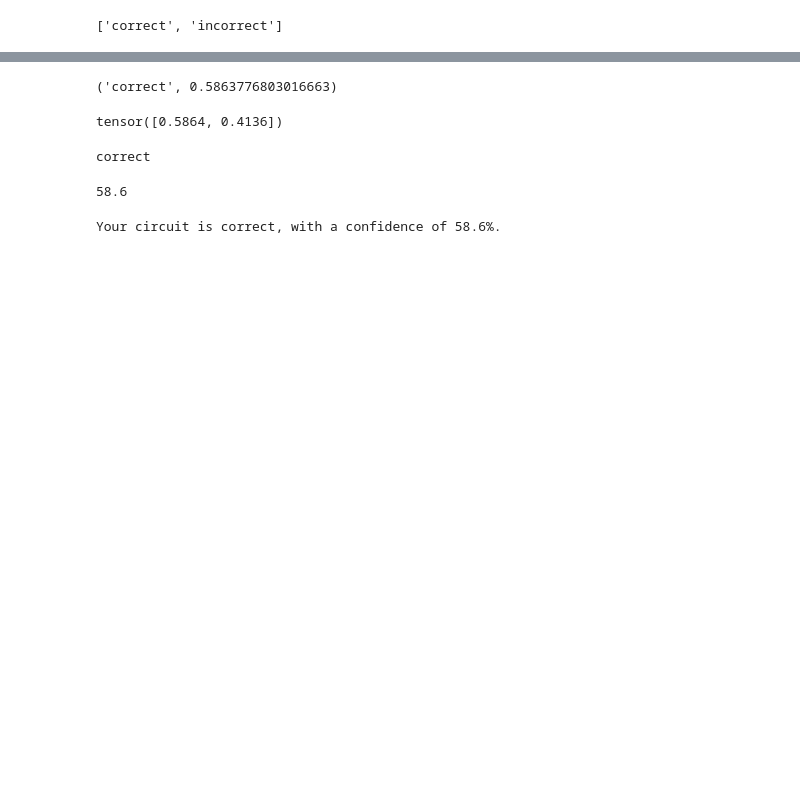
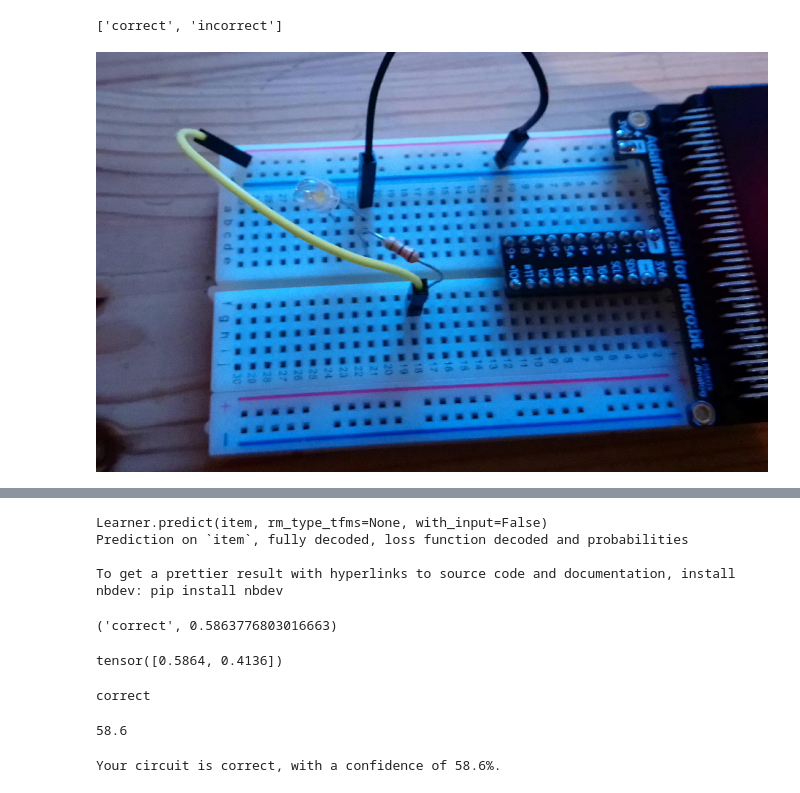
Before and after one commit to Ben-Karr/RoboML, a Jupyter notebook: Test_Env.ipynb, the cells around one changed output, grey strips where cells are left out. Saved outputs shown, nothing was run; the diff lists cells and outputs as text; code cells hidden in the pictures; blank space fills up the shorter version.

```diff
--- a/Test_Env.ipynb
+++ b/Test_Env.ipynb
@@ -73,6 +10,13 @@ classes = learn.dls.vocab
 print(classes)
 # %% [output]
 ['correct', 'incorrect']
+# %%
+fn = 'GatherData/data/pic/crop/led/LED_incorrect_wood_28.JPG'
+img = PILImage.create(fn)
+# %%
+img.reshape(640, int(640*1.6))
+# %% [output]
+[figure, added]
 # %%
 # Get predictions for particular instance
 prediction = learn.predict('GatherData/data/pic/crop/led/LED_incorrect_wood_28.JPG')
@@ -80,6 +24,13 @@ print(prediction)
 # %% [output]
 [interactive output not drawn]
 ('correct', tensor(0), tensor([0.5864, 0.4136]))
+# %%
+doc(learn.predict)
+# %% [output]
+Learner.predict(item, rm_type_tfms=None, with_input=False)
+Prediction on `item`, fully decoded, loss function decoded and probabilities
+
+To get a prettier result with hyperlinks to source code and documentation, install nbdev: pip install nbdev
 # %%
 class_no = prediction[1].item() # from tensor
 label = classes[class_no]
```
Also changed, not shown: parts of 17 cells of this notebook.
